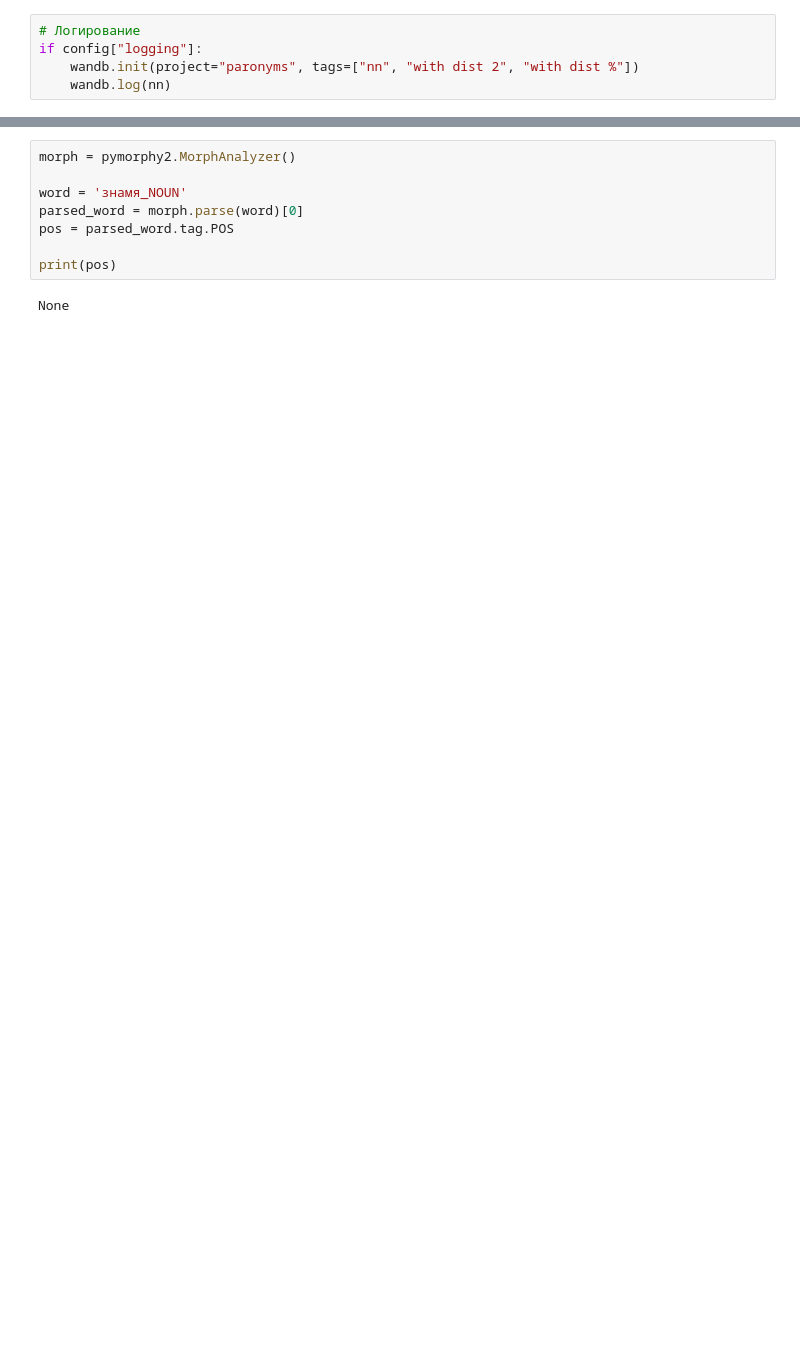
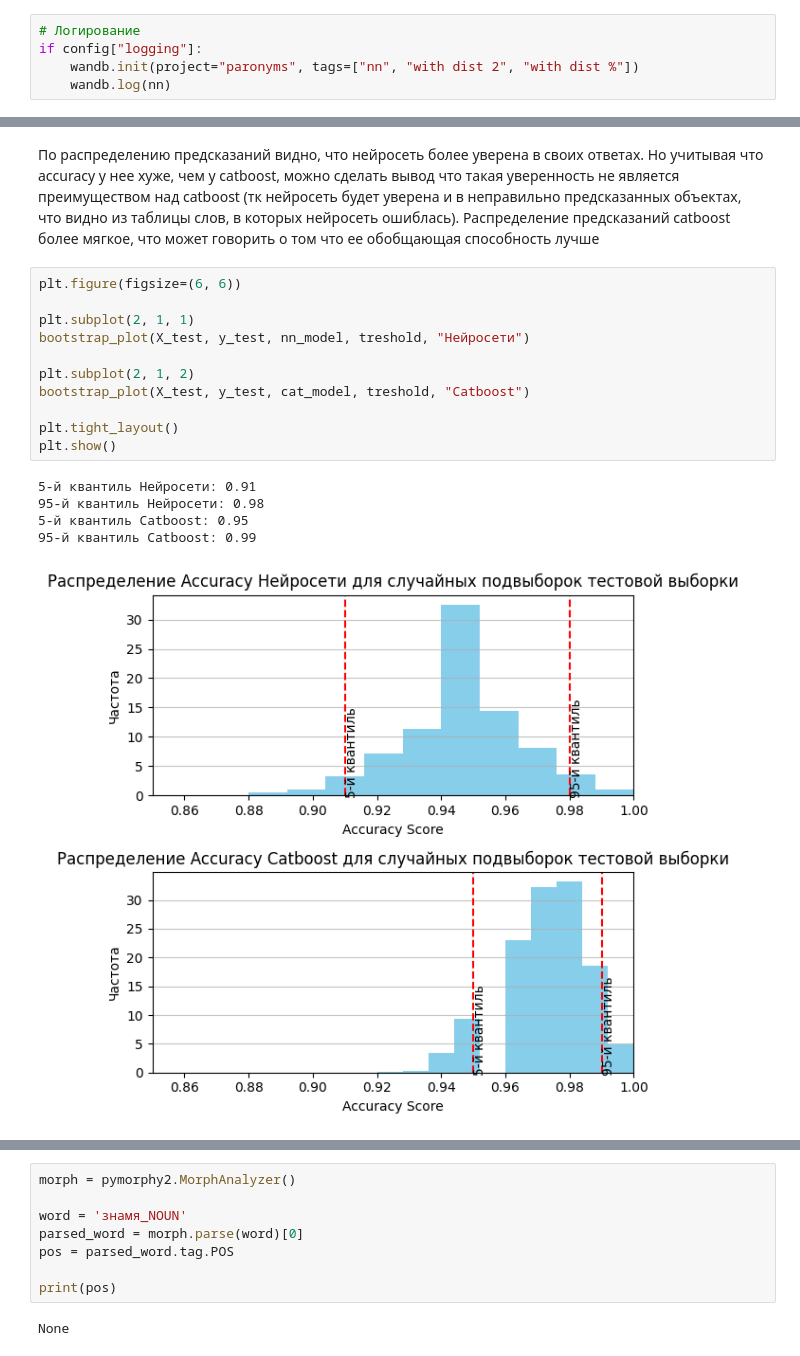
Before and after one commit to PaLashilo/paronyms2, a Jupyter notebook: model.ipynb, the cells around one changed output, grey strips where cells are left out. Saved outputs shown, nothing was run; the diff lists cells and outputs as text; blank space fills up the shorter version.

```diff
--- a/model.ipynb
+++ b/model.ipynb
@@ -468,0 +402,19 @@ None
+# %% [markdown]
+По распределению предсказаний видно, что нейросеть более уверена в своих ответах. Но учитывая что accuracy у нее хуже, чем у catboost, можно сделать вывод что такая уверенность не является преимуществом над catboost (тк нейросеть будет уверена и в неправильно предсказанных объектах, что видно из таблицы слов, в которых нейросеть ошиблась). Распределение предсказаний catboost более мягкое, что может говорить о том что ее обобщающая способность лучше
+# %%
+plt.figure(figsize=(6, 6))
+
+plt.subplot(2, 1, 1)
+bootstrap_plot(X_test, y_test, nn_model, treshold, "Нейросети")
+
+plt.subplot(2, 1, 2)
+bootstrap_plot(X_test, y_test, cat_model, treshold, "Catboost")
+
+plt.tight_layout()
+plt.show()
+# %% [output]
+5-й квантиль Нейросети: 0.91
+95-й квантиль Нейросети: 0.98
+5-й квантиль Catboost: 0.95
+95-й квантиль Catboost: 0.99
+[figure, added]
```
Also changed, not shown: parts of 50 cells of this notebook, 2 other files.
